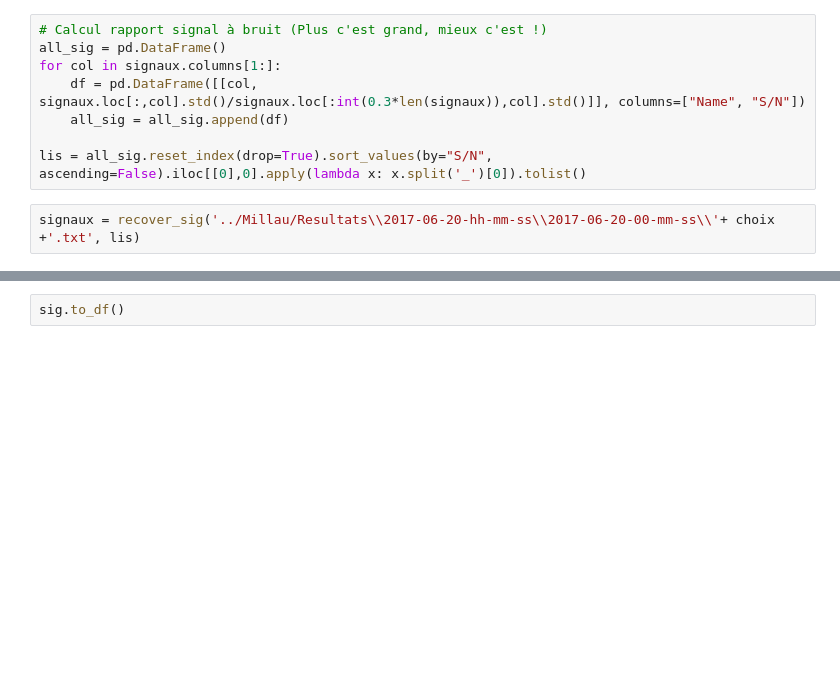
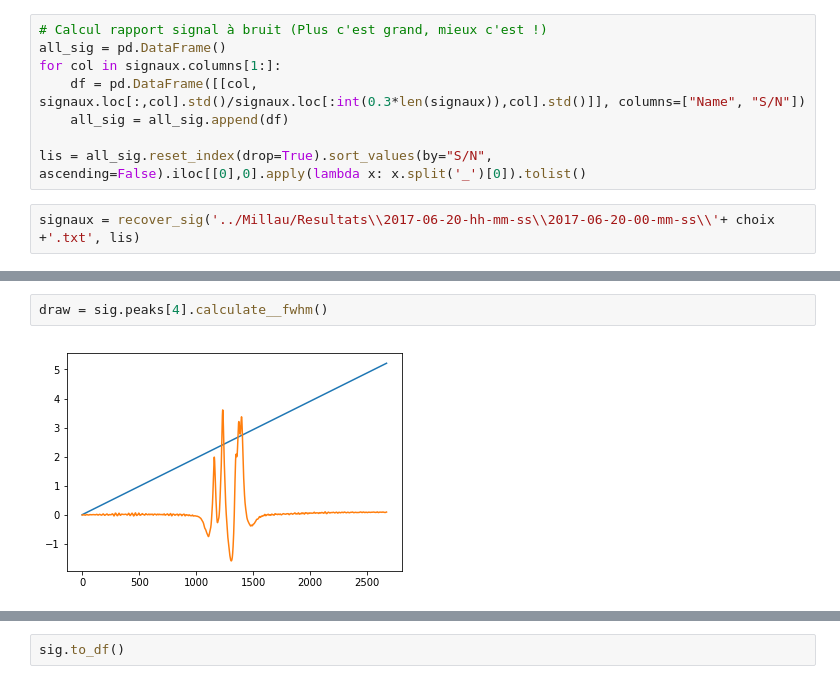
Before and after one commit to brouailalexandre/pesage-par-pont, a Jupyter notebook: Jupyter notebook/Conversion fichier txt.ipynb, the cells around one changed output, grey strips where cells are left out. Cells and saved outputs as stored; diff of their text form; blank space fills up the shorter version.

Commit message:
Nouveau calcul fwhm

```diff
--- a/Jupyter notebook/Conversion fichier txt.ipynb
+++ b/Jupyter notebook/Conversion fichier txt.ipynb
@@ -70,0 +77,4 @@ IndexingError: Too many indexers
+# %%
+draw = sig.peaks[4].calculate__fwhm()
+# %% [output]
+[figure, added]
```
Also changed, not shown: parts of 4 cells of this notebook, 1 other file.
